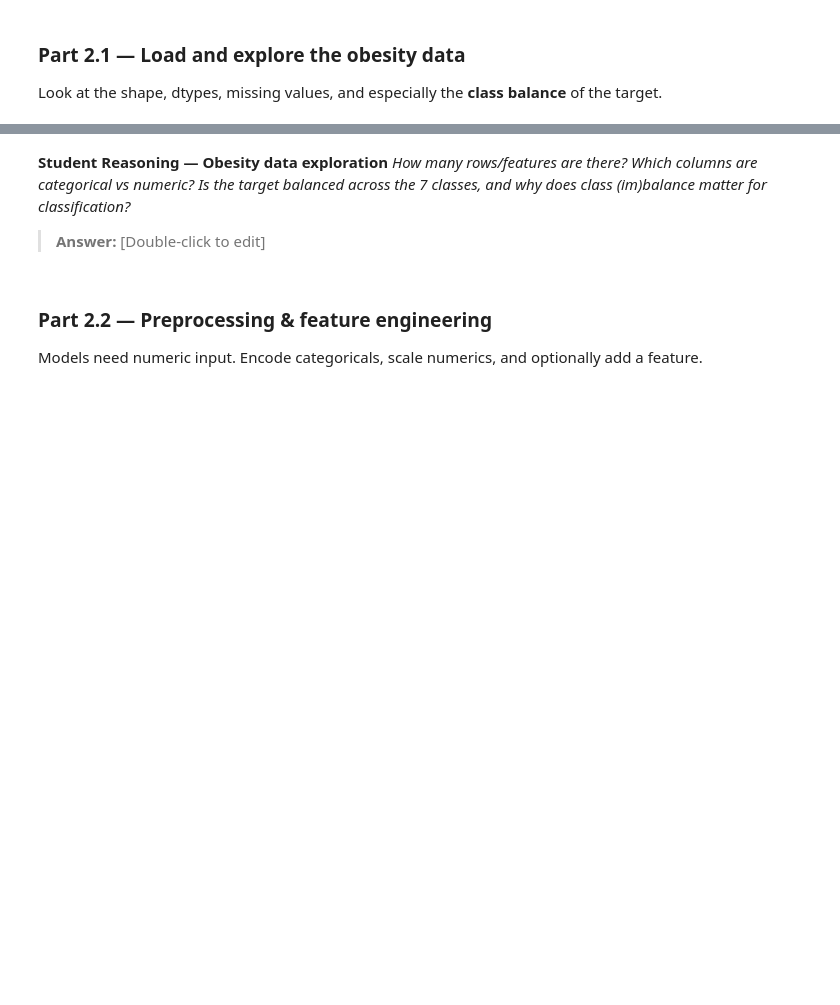
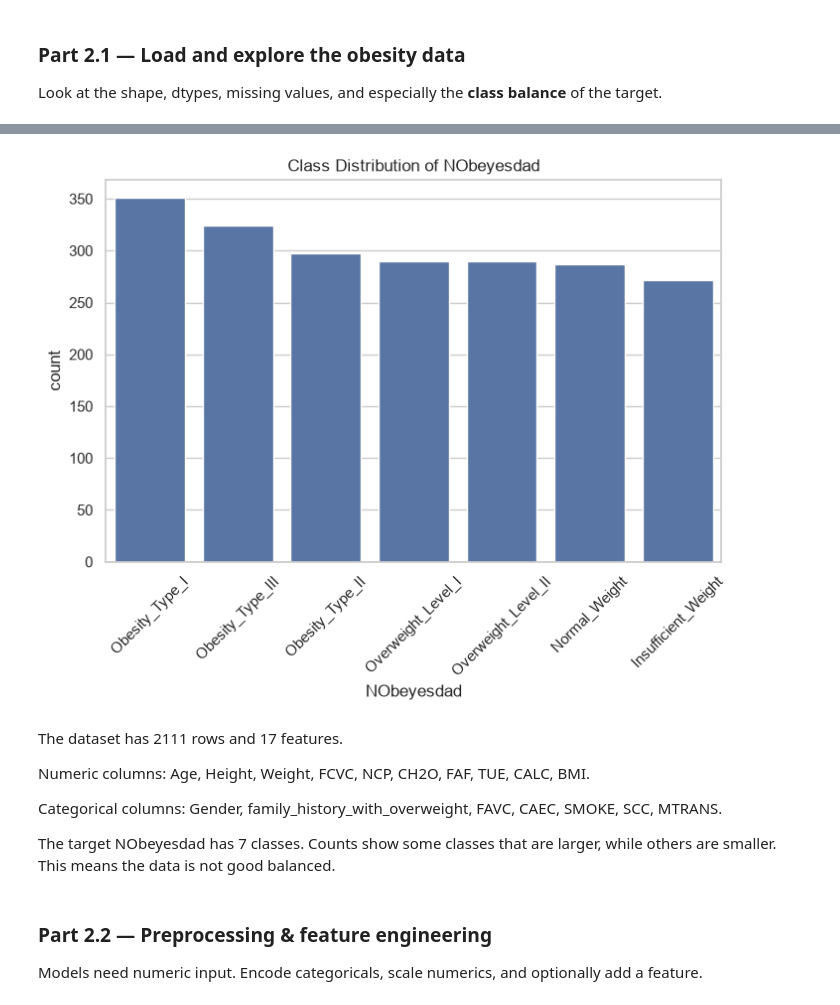
Before and after one commit to AbdourahmaneFatmaAli/lab-2-predictive-analytics, a Jupyter notebook: lab_2_predictive_analytics.ipynb, the cells around one changed output, grey strips where cells are left out. Cells and saved outputs as stored; diff of their text form; code cells hidden in the pictures; blank space fills up the shorter version.

```diff
--- a/lab_2_predictive_analytics.ipynb
+++ b/lab_2_predictive_analytics.ipynb
@@ -190,0 +342,6 @@ Look at the shape, dtypes, missing values, and especially the **class balance**
+# %%
+obesity = pd.read_csv(OBESITY_URL)
+
+
+print(obesity.shape)
+print(obesity.head())
@@ -191,9 +411,20 @@ Look at the shape, dtypes, missing values, and especially the **class balance**
+# %%
+plt.figure(figsize=(8,5))
+sns.countplot(x='NObeyesdad', data=obesity, order=obesity['NObeyesdad'].value_counts().index)
+plt.xticks(rotation=45)
+plt.title("Class Distribution of NObeyesdad")
+plt.show()
+# %% [output]
+[figure, added]
 # %% [markdown]
-**Student Reasoning — Obesity data exploration**
-*How many rows/features are there? Which columns are categorical vs numeric? Is the target
-balanced across the 7 classes, and why does class (im)balance matter for classification?*
 
-> **Answer:** [Double-click to edit]
+The dataset has 2111 rows and 17 features.
+
+Numeric columns: Age, Height, Weight, FCVC, NCP, CH2O, FAF, TUE, CALC, BMI.
+
+Categorical columns: Gender, family_history_with_overweight, FAVC, CAEC, SMOKE, SCC, MTRANS.
+
+The target NObeyesdad has 7 classes. Counts show some classes that are larger, while others are smaller. This means the data is not good balanced.
 # %% [markdown]
 ### Part 2.2 — Preprocessing & feature engineering
 Models need numeric input. Encode categoricals, scale numerics, and optionally add a feature.
```
Also changed, not shown: parts of 79 cells of this notebook.
